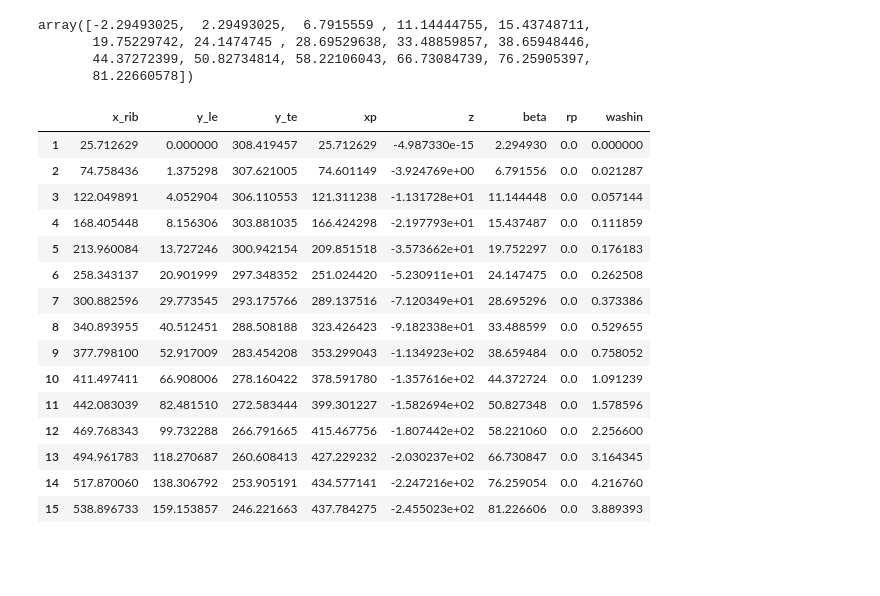
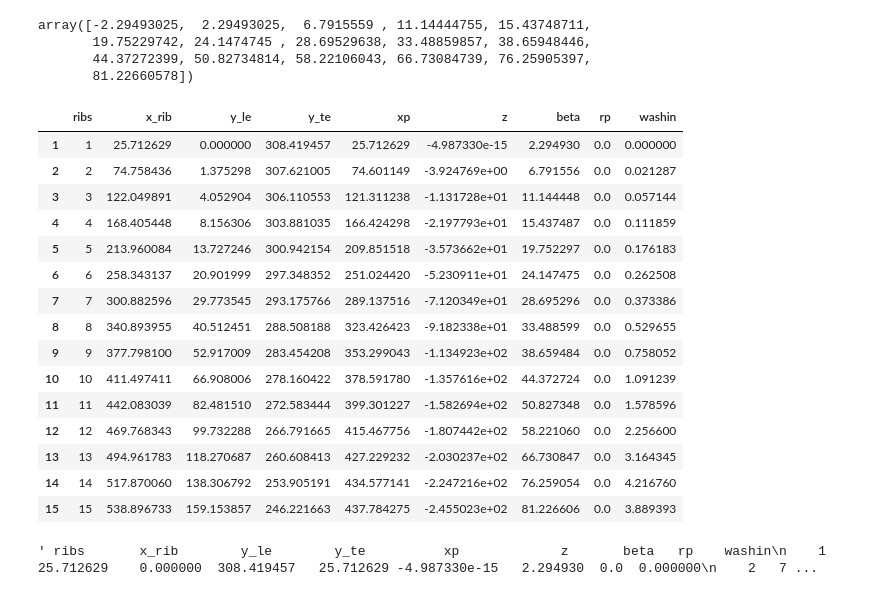
Before and after one commit to looooo/leparagliding_converter, a Jupyter notebook: testing.ipynb, the cells around one changed output. Cells and saved outputs as stored; diff of their text form; code cells hidden in the pictures; blank space fills up the shorter version.

```diff
--- a/testing.ipynb
+++ b/testing.ipynb
@@ -94,3 +96,4 @@ array([-2.29493025,  2.29493025,  6.7915559 , 11.14444755, 15.43748711,
        81.22660578])
 # %%
 rp = np.array([0.] * len(beta))
+ribs_number = np.array(list(range(len(rp))), dtype=int)
@@ -99,23 +100,35 @@ import pandas as pd
 # %%
-arr = np.array([x_rib, y_le, y_te, xp, z, beta, rp, washin]).T
-data_frame = pd.DataFrame(arr, columns=["x_rib", "y_le", "y_te", "xp", "z", "beta", "rp", "washin"])
+data = {"ribs": ribs_number,
+       "x_rib": x_rib,
+       "y_le": y_le,
+       "y_te": y_te,
+       "xp": xp,
+       "z": z,
+       "beta": beta,
+       "rp": rp,
+       "washin": washin}
+data_frame = pd.DataFrame(data)
 if glider.has_center_cell:
     data_frame = data_frame[1:]
 data_frame
 # %% [output]
-|  | x_rib | y_le | y_te | xp | z | beta | rp | washin |
-| 1 | 25.712629 | 0.000000 | 308.419457 | 25.712629 | -4.987330e-15 | 2.294930 | 0.0 | 0.000000 |
-| 2 | 74.758436 | 1.375298 | 307.621005 | 74.601149 | -3.924769e+00 | 6.791556 | 0.0 | 0.021287 |
-| 3 | 122.049891 | 4.052904 | 306.110553 | 121.311238 | -1.131728e+01 | 11.144448 | 0.0 | 0.057144 |
-| 4 | 168.405448 | 8.156306 | 303.881035 | 166.424298 | -2.197793e+01 | 15.437487 | 0.0 | 0.111859 |
-| 5 | 213.960084 | 13.727246 | 300.942154 | 209.851518 | -3.573662e+01 | 19.752297 | 0.0 | 0.176183 |
-| 6 | 258.343137 | 20.901999 | 297.348352 | 251.024420 | -5.230911e+01 | 24.147475 | 0.0 | 0.262508 |
-| 7 | 300.882596 | 29.773545 | 293.175766 | 289.137516 | -7.120349e+01 | 28.695296 | 0.0 | 0.373386 |
-| 8 | 340.893955 | 40.512451 | 288.508188 | 323.426423 | -9.182338e+01 | 33.488599 | 0.0 | 0.529655 |
-| 9 | 377.798100 | 52.917009 | 283.454208 | 353.299043 | -1.134923e+02 | 38.659484 | 0.0 | 0.758052 |
-| 10 | 411.497411 | 66.908006 | 278.160422 | 378.591780 | -1.357616e+02 | 44.372724 | 0.0 | 1.091239 |
-| 11 | 442.083039 | 82.481510 | 272.583444 | 399.301227 | -1.582694e+02 | 50.827348 | 0.0 | 1.578596 |
-| 12 | 469.768343 | 99.732288 | 266.791665 | 415.467756 | -1.807442e+02 | 58.221060 | 0.0 | 2.256600 |
-| 13 | 494.961783 | 118.270687 | 260.608413 | 427.229232 | -2.030237e+02 | 66.730847 | 0.0 | 3.164345 |
-| 14 | 517.870060 | 138.306792 | 253.905191 | 434.577141 | -2.247216e+02 | 76.259054 | 0.0 | 4.216760 |
-| 15 | 538.896733 | 159.153857 | 246.221663 | 437.784275 | -2.455023e+02 | 81.226606 | 0.0 | 3.889393 |
+|  | ribs | x_rib | y_le | y_te | xp | z | beta | rp | washin |
+| 1 | 1 | 25.712629 | 0.000000 | 308.419457 | 25.712629 | -4.987330e-15 | 2.294930 | 0.0 | 0.000000 |
+| 2 | 2 | 74.758436 | 1.375298 | 307.621005 | 74.601149 | -3.924769e+00 | 6.791556 | 0.0 | 0.021287 |
+| 3 | 3 | 122.049891 | 4.052904 | 306.110553 | 121.311238 | -1.131728e+01 | 11.144448 | 0.0 | 0.057144 |
+| 4 | 4 | 168.405448 | 8.156306 | 303.881035 | 166.424298 | -2.197793e+01 | 15.437487 | 0.0 | 0.111859 |
+| 5 | 5 | 213.960084 | 13.727246 | 300.942154 | 209.851518 | -3.573662e+01 | 19.752297 | 0.0 | 0.176183 |
+| 6 | 6 | 258.343137 | 20.901999 | 297.348352 | 251.024420 | -5.230911e+01 | 24.147475 | 0.0 | 0.262508 |
+| 7 | 7 | 300.882596 | 29.773545 | 293.175766 | 289.137516 | -7.120349e+01 | 28.695296 | 0.0 | 0.373386 |
+| 8 | 8 | 340.893955 | 40.512451 | 288.508188 | 323.426423 | -9.182338e+01 | 33.488599 | 0.0 | 0.529655 |
+| 9 | 9 | 377.798100 | 52.917009 | 283.454208 | 353.299043 | -1.134923e+02 | 38.659484 | 0.0 | 0.758052 |
+| 10 | 10 | 411.497411 | 66.908006 | 278.160422 | 378.591780 | -1.357616e+02 | 44.372724 | 0.0 | 1.091239 |
+| 11 | 11 | 442.083039 | 82.481510 | 272.583444 | 399.301227 | -1.582694e+02 | 50.827348 | 0.0 | 1.578596 |
+| 12 | 12 | 469.768343 | 99.732288 | 266.791665 | 415.467756 | -1.807442e+02 | 58.221060 | 0.0 | 2.256600 |
+| 13 | 13 | 494.961783 | 118.270687 | 260.608413 | 427.229232 | -2.030237e+02 | 66.730847 | 0.0 | 3.164345 |
+| 14 | 14 | 517.870060 | 138.306792 | 253.905191 | 434.577141 | -2.247216e+02 | 76.259054 | 0.0 | 4.216760 |
+| 15 | 15 | 538.896733 | 159.153857 | 246.221663 | 437.784275 | -2.455023e+02 | 81.226606 | 0.0 | 3.889393 |
+# %%
+data_frame.to_string(index=None)
+# %% [output]
+' ribs       x_rib        y_le        y_te          xp             z       beta   rp    washin\n    1   25.712629    0.000000  308.419457   25.712629 -4.987330e-15   2.294930  0.0  0.000000\n    2   7 ...
```
Also changed, not shown: parts of 4 cells of this notebook, 5 other files.
